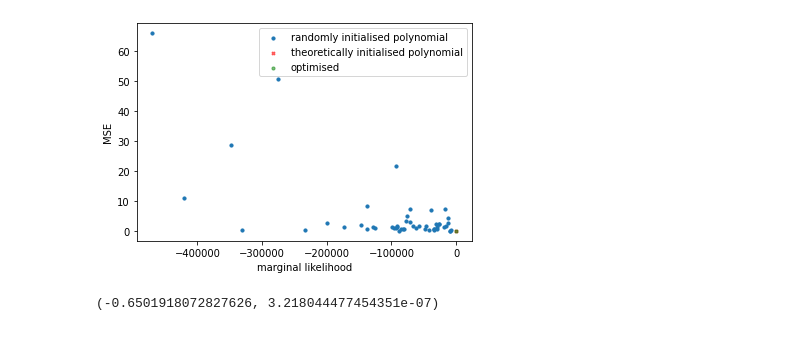
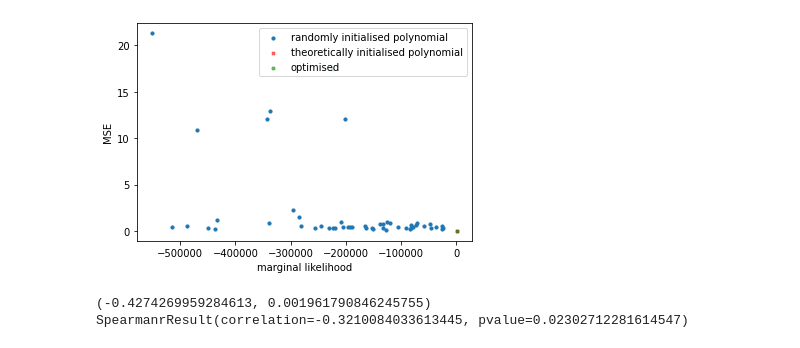
Before and after one commit to charlielao/dynamical_system_invariance_project, a Jupyter notebook: codes/run_param_undamped_2d.ipynb, the cells around one changed output. Saved outputs shown, nothing was run; the diff lists cells and outputs as text; code cells hidden in the pictures.

```diff
--- a/codes/run_param_undamped_2d.ipynb
+++ b/codes/run_param_undamped_2d.ipynb
@@ -23,8 +22,8 @@ time_step = 0.01
 training_time = 0.1
 testing_time = 1
 
-max_x = 3
-max_v = 0.3
+max_x = 2
+max_v = 2
 n_train = 3
 train_starting_position1 = np.random.uniform(-max_x, max_x, (n_train))
 train_starting_position2 = np.random.uniform(-max_x, max_x, (n_train))
@@ -66,7 +65,7 @@ print(moi.log_marginal_likelihood().numpy())
 #try:
 n_neighbours =  20
 print("known")
-kernel_known = get_SHM_local_invariance_2D(3, 6, 0, 1, n_neighbours, jitter) #switch
+kernel_known = get_invariance_kernel_2D(SHMLocalInvariance2D, 3, 6, 0, 1, n_neighbours, jitter) #switch
 #kernel_known = get_SHM_invariance_2D(1, n_neighbours, jitter) #switch
 known = get_GPR_model_2D(kernel_known, mean, data, iterations=1000)
 print(known.log_marginal_likelihood().numpy())
@@ -74,7 +73,7 @@ print(known.log_marginal_likelihood().numpy())
 polynomial_degree = 1
 print("learnt")
 #    X, Y = data
-kernel = get_polynomial_local_invariance_2D(3, 6, 0, 1, n_neighbours, jitter, polynomial_degree)
+kernel = get_paramertised_invariance_kernel_2D(PolynomialLocalInvariance2D, 3, 6, 0, 1, n_neighbours, jitter, polynomial_degree)
 #kernel = get_polynomial_invariance_2D(1, n_neighbours, jitter, polynomial_degree)
 model = get_GPR_model_2D(kernel, mean, data, iterations=1000, old_model=known)
 print(model.log_marginal_likelihood().numpy())
@@ -100,7 +99,7 @@ eva_future_learnt = []
 
 def energy(X):
     return 0.5*(tf.square(X[:,0])+tf.square(X[:,1])+tf.square(X[:,2])+tf.square(X[:,3]))
-for i in range(1):
+for i in range(10):
     print(i)
     test_starting_position1 = np.random.uniform(-max_x, max_x)
     test_starting_position2 = np.random.uniform(-max_x, max_x)
@@ -201,15 +212,21 @@ moi = get_GPR_model_2D(get_MOI_2D(), mean, data, 100)
 print(moi.log_marginal_likelihood().numpy())
 
 print("known")
-kernel_known = get_SHM_local_invariance_2D(3, 6, 0, 1, n_neighbours, jitter) #switch
+kernel_known = get_invariance_kernel_2D(SHMLocalInvariance2D, 3, 6, 0, 1, n_neighbours, jitter)
 known = get_GPR_model_2D(kernel_known, mean, data, iterations=1000)
 print(known.log_marginal_likelihood().numpy())
 
 
-kernel = get_polynomial_local_invariance_2D(3, 6, 0, 1, n_neighbours, jitter, polynomial_degree)
+print("fixed")
+kernel = get_paramertised_invariance_kernel_2D(PolynomialLocalInvariance2D, 3, 6, 0, 1, n_neighbours, jitter, polynomial_degree)
 model = get_GPR_model_2D(kernel, mean, data, iterations=1000, old_model=known, fixed=True)
 
 print(model.log_marginal_likelihood().numpy())
+
+print("free")
+kernel_free = get_paramertised_invariance_kernel_2D(PolynomialLocalInvariance2D, 3, 6, 0, 1, n_neighbours, jitter, polynomial_degree)
+model_free = get_GPR_model_2D(kernel_free, mean, data, iterations=1000, old_model=known)
+print(model_free.log_marginal_likelihood().numpy())
 
 
 polynomial_degree = 1
@@ -220,19 +237,22 @@ test_starting_velocity1 = np.random.uniform(-max_v, max_v)
 test_starting_velocity2 = np.random.uniform(-max_v, max_v)
 test_starting = (test_starting_position1, test_starting_position2, test_starting_velocity1, test_starting_velocity2)
 
+
 evaluate_moi = evaluate_model_future_2D(moi, test_starting, dynamics, time_setting, scalers, energy)
 print(evaluate_moi[0])
 evaluate_known = evaluate_model_future_2D(known, test_starting, dynamics, time_setting, scalers, energy)
 print(evaluate_known[0])
 evaluate_learnt = evaluate_model_future_2D(model, test_starting, dynamics, time_setting, scalers, energy)
 print(evaluate_learnt[0])
+evaluate_learnt_free = evaluate_model_future_2D(model_free, test_starting, dynamics, time_setting, scalers, energy)
+print(evaluate_learnt_free[0])
 
 
 grids_lml = []
 grids_eva = []
 for i in range(50):
     print(i)
-    kernel_grid = get_polynomial_local_invariance_2D(3, 6, 0, 1, n_neighbours, jitter, polynomial_degree)
+    kernel_grid = get_paramertised_invariance_kernel_2D(PolynomialLocalInvariance2D, 3, 6, 0, 1, n_neighbours, jitter, polynomial_degree)
     kernel_grid.poly = gpflow.Parameter(0.1*np.random.normal(size=kernel_grid.poly.shape), transform =tfp.bijectors.Sigmoid(to_default_float(-1.), to_default_float(1.)), trainable=False, prior=tfp.distributions.Laplace(to_default_float(0),(0.1)), name="poly")
     model_grid = get_GPR_model_2D(kernel_grid, mean, data, iterations=1000, old_model=known, fixed=True)
     print(model_grid.log_marginal_likelihood().numpy())
@@ -241,7 +261,6 @@ for i in range(50):
     print(evaluate_learnt_grid[0])
     grids_eva.append(evaluate_learnt_grid[0])
     grids_lml.append(model_grid.log_marginal_likelihood().numpy())
-
-kernel_free = get_polynomial_local_invariance_2D(3, 6, 0, 1, n_neighbours, jitter, polynomial_degree)
-model_free = get_GPR_model_2D(kernel_free, mean, data, iterations=1000, old_model=known)
-evaluate_learnt_free = evaluate_model_future_2D(model_free, test_starting, dynamics, time_setting, scalers, energy)
+    if i>=2:
+        print(pearsonr(grids_lml, grids_eva))
+        print(spearmanr(grids_lml, grids_eva))
@@ -294,15 +267,20 @@ learnt
 # %%
 plt.scatter(grids_lml, grids_eva, s=10, label="randomly initialised polynomial")
 plt.scatter(model.log_marginal_likelihood().numpy(), evaluate_learnt[0],marker="X",s=10, color="red", label="theoretically initialised polynomial", alpha=0.5)
 plt.scatter(model_free.log_marginal_likelihood().numpy(), evaluate_learnt_free[0], s=10, color="green", label="optimised", alpha=0.5)
+#plt.scatter(known.log_marginal_likelihood().numpy(), evaluate_learnt_free[0], s=10, color="orange", label="known", alpha=0.5)
+#plt.scatter(moi.log_marginal_likelihood().numpy(),evaluate_moi[0], s=10, color="purple", label="RBF")
+plt.plot()
 plt.xlabel("marginal likelihood")
 plt.ylabel("MSE")
 plt.legend()
 plt.savefig("figures/shm_2d_polynomial.pdf")
 # %% [output]
-[figure, old version]
+[figure, new version]
 # %%
-from scipy.stats import pearsonr
-pearsonr(grids_lml, grids_eva)
+from scipy.stats import pearsonr, spearmanr
+print(pearsonr(grids_lml, grids_eva))
+print(spearmanr(grids_lml, grids_eva))
 # %% [output]
-(-0.6501918072827626, 3.218044477454351e-07)
+(-0.4274269959284613, 0.001961790846245755)
+SpearmanrResult(correlation=-0.3210084033613445, pvalue=0.02302712281614547)
```
Also changed, not shown: parts of 8 cells of this notebook, 4 other files.
